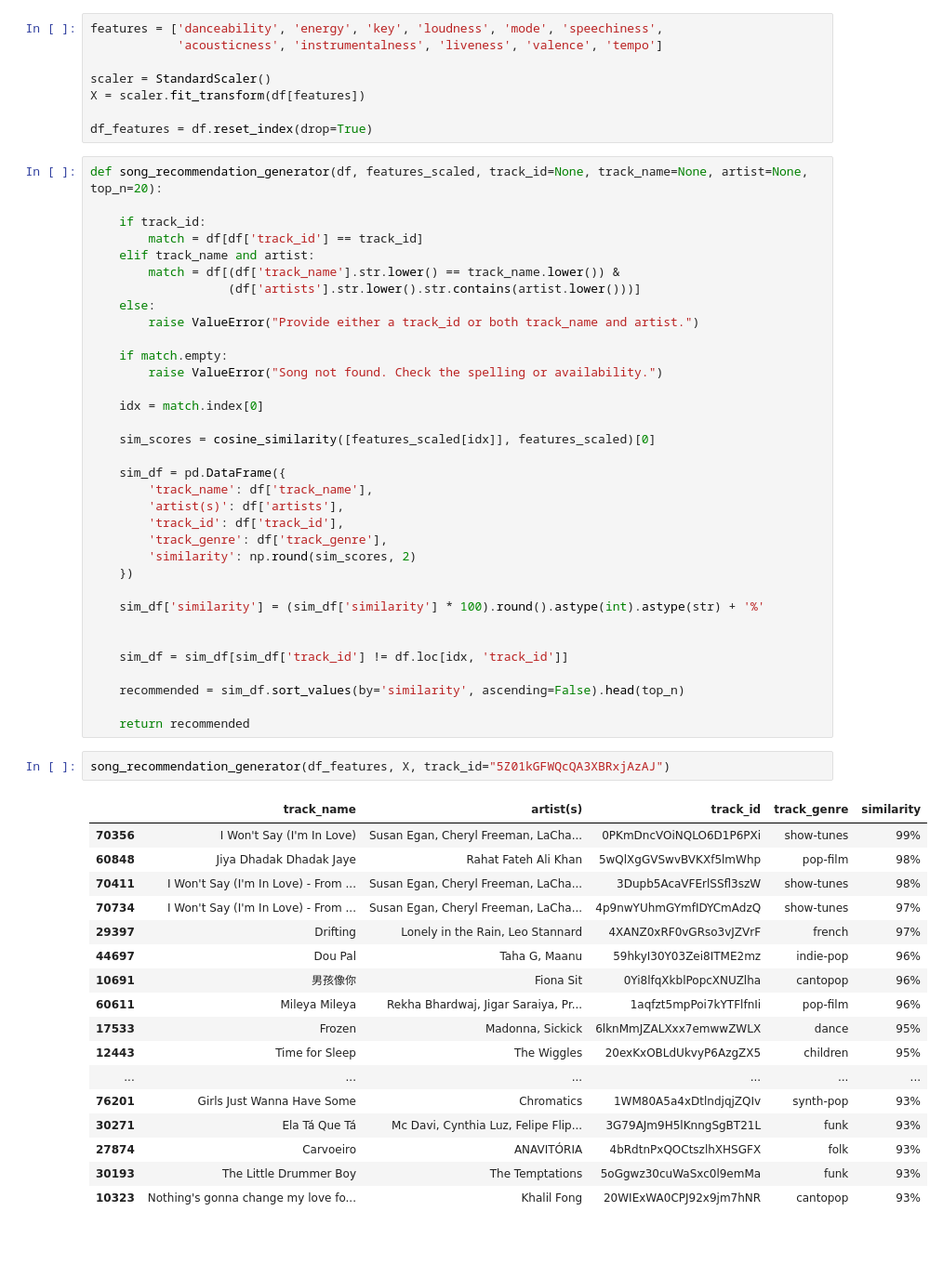
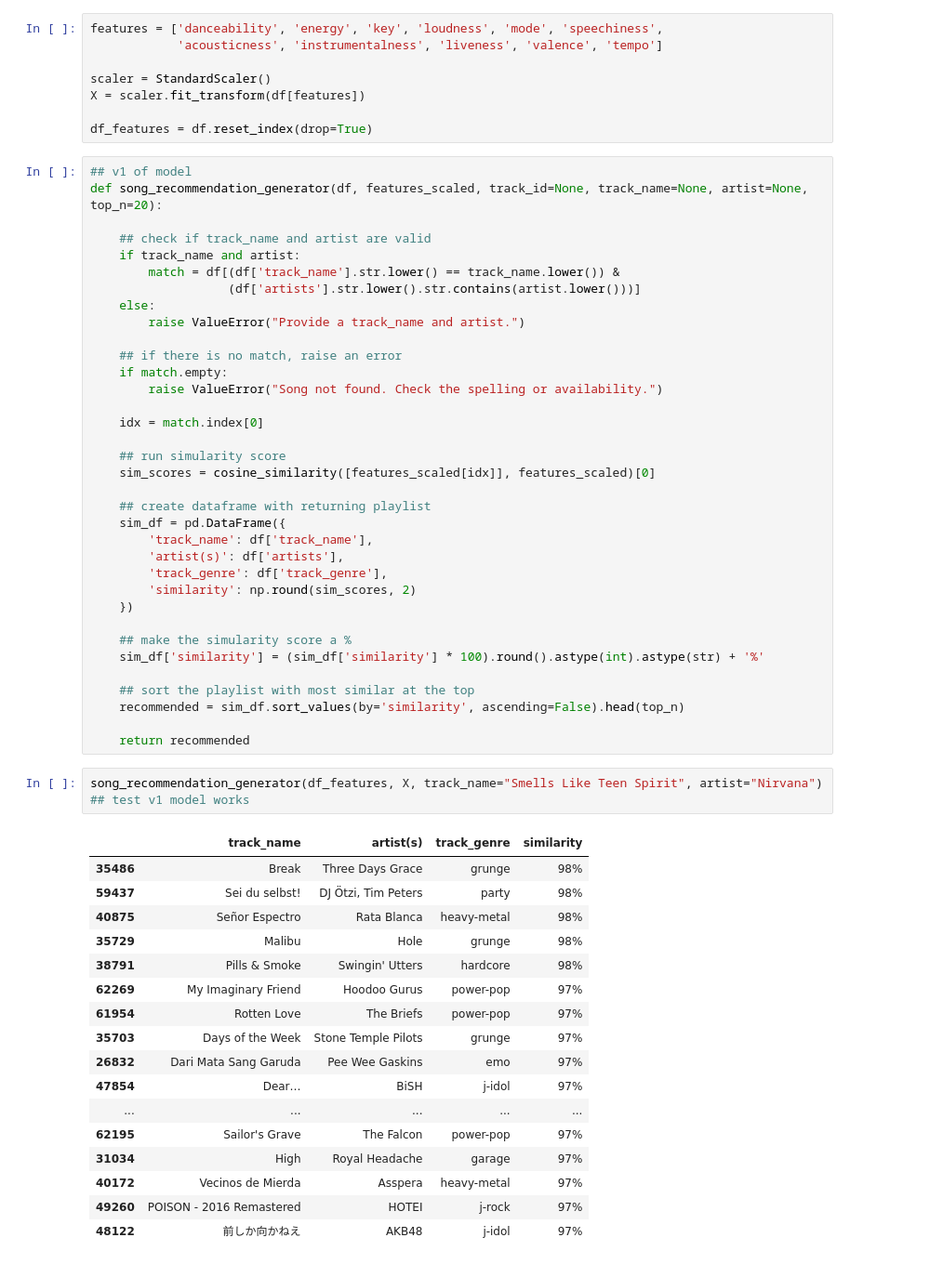
Before and after one commit to JamieBennett-Dev/Mood-Playlist-Generator, a Jupyter notebook: data_analysis.ipynb, the cells around one changed output. Shown at 93% size. Cells and saved outputs as stored; diff of their text form.

Commit message:
update v1 of model.

```diff
--- a/data_analysis.ipynb
+++ b/data_analysis.ipynb
@@ -306,56 +306,57 @@ X = scaler.fit_transform(df[features])
 
 df_features = df.reset_index(drop=True)
 # %%
+## v1 of model
 def song_recommendation_generator(df, features_scaled, track_id=None, track_name=None, artist=None, top_n=20):
 
-    if track_id:
-        match = df[df['track_id'] == track_id]
-    elif track_name and artist:
+    ## check if track_name and artist are valid
+    if track_name and artist:
         match = df[(df['track_name'].str.lower() == track_name.lower()) &
                    (df['artists'].str.lower().str.contains(artist.lower()))]
     else:
-        raise ValueError("Provide either a track_id or both track_name and artist.")
+        raise ValueError("Provide a track_name and artist.")
 
+    ## if there is no match, raise an error
     if match.empty:
         raise ValueError("Song not found. Check the spelling or availability.")
 
     idx = match.index[0]
 
+    ## run simularity score
     sim_scores = cosine_similarity([features_scaled[idx]], features_scaled)[0]
 
+    ## create dataframe with returning playlist
     sim_df = pd.DataFrame({
         'track_name': df['track_name'],
         'artist(s)': df['artists'],
-        'track_id': df['track_id'],
         'track_genre': df['track_genre'],
         'similarity': np.round(sim_scores, 2)
     })
 
+    ## make the simularity score a %
     sim_df['similarity'] = (sim_df['similarity'] * 100).round().astype(int).astype(str) + '%'
 
-
-    sim_df = sim_df[sim_df['track_id'] != df.loc[idx, 'track_id']]
-
+    ## sort the playlist with most similar at the top
     recommended = sim_df.sort_values(by='similarity', ascending=False).head(top_n)
 
     return recommended
 # %%
-song_recommendation_generator(df_features, X, track_id="5Z01kGFWQcQA3XBRxjAzAJ")
+song_recommendation_generator(df_features, X, track_name="Smells Like Teen Spirit", artist="Nirvana") ## test v1 model works
 # %% [output]
-|  | track_name | artist(s) | track_id | track_genre | similarity |
-| 70356 | I Won't Say (I'm In Love) | Susan Egan, Cheryl Freeman, LaCha... | 0PKmDncVOiNQLO6D1P6PXi | show-tunes | 99% |
-| 60848 | Jiya Dhadak Dhadak Jaye | Rahat Fateh Ali Khan | 5wQlXgGVSwvBVKXf5lmWhp | pop-film | 98% |
-| 70411 | I Won't Say (I'm In Love) - From ... | Susan Egan, Cheryl Freeman, LaCha... | 3Dupb5AcaVFErlSSfl3szW | show-tunes | 98% |
-| 70734 | I Won't Say (I'm In Love) - From ... | Susan Egan, Cheryl Freeman, LaCha... | 4p9nwYUhmGYmfIDYCmAdzQ | show-tunes | 97% |
-| 29397 | Drifting | Lonely in the Rain, Leo Stannard | 4XANZ0xRF0vGRso3vJZVrF | french | 97% |
-| 44697 | Dou Pal | Taha G, Maanu | 59hkyI30Y03Zei8ITME2mz | indie-pop | 96% |
-| 10691 | 男孩像你 | Fiona Sit | 0Yi8lfqXkblPopcXNUZlha | cantopop | 96% |
-| 60611 | Mileya Mileya | Rekha Bhardwaj, Jigar Saraiya, Pr... | 1aqfzt5mpPoi7kYTFlfnIi | pop-film | 96% |
-| 17533 | Frozen | Madonna, Sickick | 6lknMmJZALXxx7emwwZWLX | dance | 95% |
-| 12443 | Time for Sleep | The Wiggles | 20exKxOBLdUkvyP6AzgZX5 | children | 95% |
-| ... | ... | ... | ... | ... | ... |
-| 76201 | Girls Just Wanna Have Some | Chromatics | 1WM80A5a4xDtlndjqjZQIv | synth-pop | 93% |
-| 30271 | Ela Tá Que Tá | Mc Davi, Cynthia Luz, Felipe Flip... | 3G79AJm9H5lKnngSgBT21L | funk | 93% |
-| 27874 | Carvoeiro | ANAVITÓRIA | 4bRdtnPxQOCtszlhXHSGFX | folk | 93% |
-| 30193 | The Little Drummer Boy | The Temptations | 5oGgwz30cuWaSxc0l9emMa | funk | 93% |
-| 10323 | Nothing's gonna change my love fo... | Khalil Fong | 20WIExWA0CPJ92x9jm7hNR | cantopop | 93% |
+|  | track_name | artist(s) | track_genre | similarity |
+| 35486 | Break | Three Days Grace | grunge | 98% |
+| 59437 | Sei du selbst! | DJ Ötzi, Tim Peters | party | 98% |
+| 40875 | Señor Espectro | Rata Blanca | heavy-metal | 98% |
+| 35729 | Malibu | Hole | grunge | 98% |
+| 38791 | Pills & Smoke | Swingin' Utters | hardcore | 98% |
+| 62269 | My Imaginary Friend | Hoodoo Gurus | power-pop | 97% |
+| 61954 | Rotten Love | The Briefs | power-pop | 97% |
+| 35703 | Days of the Week | Stone Temple Pilots | grunge | 97% |
+| 26832 | Dari Mata Sang Garuda | Pee Wee Gaskins | emo | 97% |
+| 47854 | Dear… | BiSH | j-idol | 97% |
+| ... | ... | ... | ... | ... |
+| 62195 | Sailor's Grave | The Falcon | power-pop | 97% |
+| 31034 | High | Royal Headache | garage | 97% |
+| 40172 | Vecinos de Mierda | Asspera | heavy-metal | 97% |
+| 49260 | POISON - 2016 Remastered | HOTEI | j-rock | 97% |
+| 48122 | 前しか向かねえ | AKB48 | j-idol | 97% |
```
